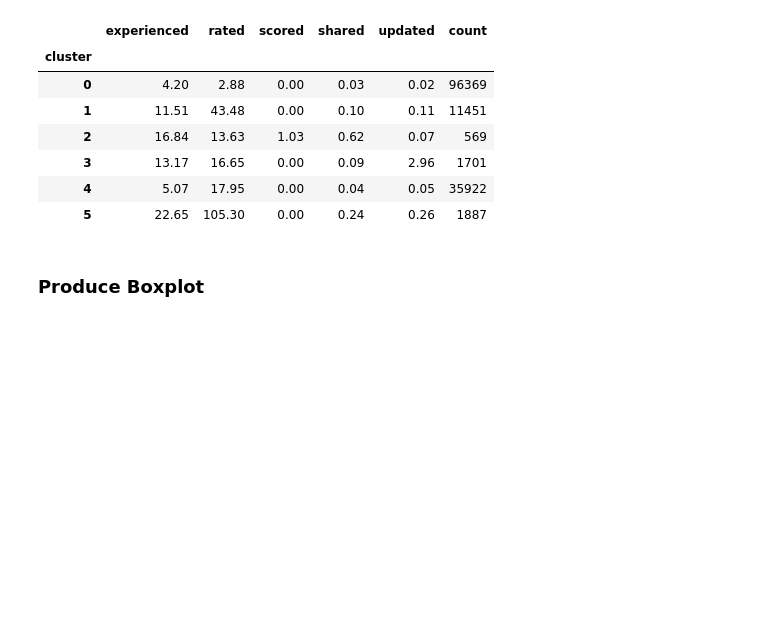
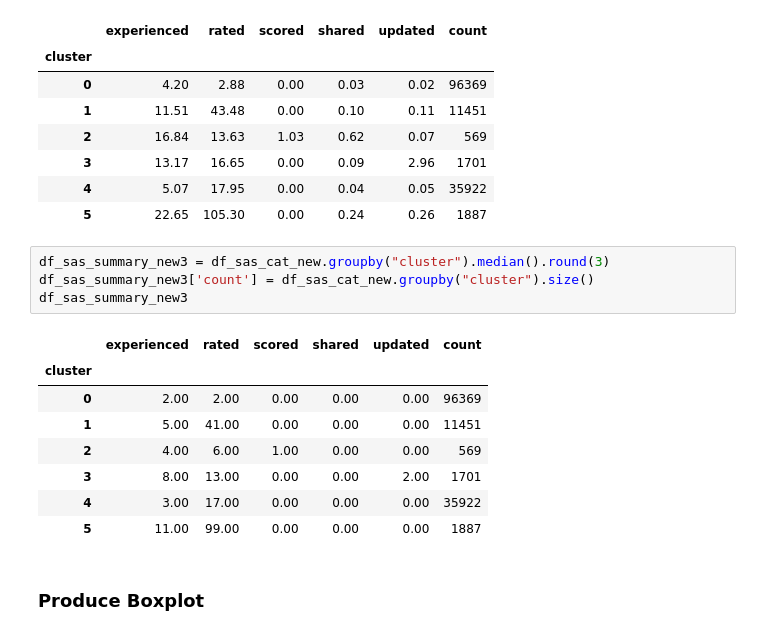
Before and after one commit to Wanghaoyin/ilab2-Team2-Coles, a Jupyter notebook: ilab2_Jun.ipynb, the cells around one changed output. Cells and saved outputs as stored; diff of their text form; blank space fills up the shorter version.

```diff
--- a/ilab2_Jun.ipynb
+++ b/ilab2_Jun.ipynb
@@ -710,6 +710,19 @@ df_sas_summary_new2
 | 3 | 13.17 | 16.65 | 0.00 | 0.09 | 2.96 | 1701 |
 | 4 | 5.07 | 17.95 | 0.00 | 0.04 | 0.05 | 35922 |
 | 5 | 22.65 | 105.30 | 0.00 | 0.24 | 0.26 | 1887 |
+# %%
+df_sas_summary_new3 = df_sas_cat_new.groupby("cluster").median().round(3)
+df_sas_summary_new3['count'] = df_sas_cat_new.groupby("cluster").size()
+df_sas_summary_new3
+# %% [output]
+|  | experienced | rated | scored | shared | updated | count |
+| cluster |  |  |  |  |  |  |
+| 0 | 2.00 | 2.00 | 0.00 | 0.00 | 0.00 | 96369 |
+| 1 | 5.00 | 41.00 | 0.00 | 0.00 | 0.00 | 11451 |
+| 2 | 4.00 | 6.00 | 1.00 | 0.00 | 0.00 | 569 |
+| 3 | 8.00 | 13.00 | 0.00 | 0.00 | 2.00 | 1701 |
+| 4 | 3.00 | 17.00 | 0.00 | 0.00 | 0.00 | 35922 |
+| 5 | 11.00 | 99.00 | 0.00 | 0.00 | 0.00 | 1887 |
 # %% [markdown]
 ### Produce Boxplot
 # %%
```
Also changed, not shown: parts of 10 cells of this notebook.
